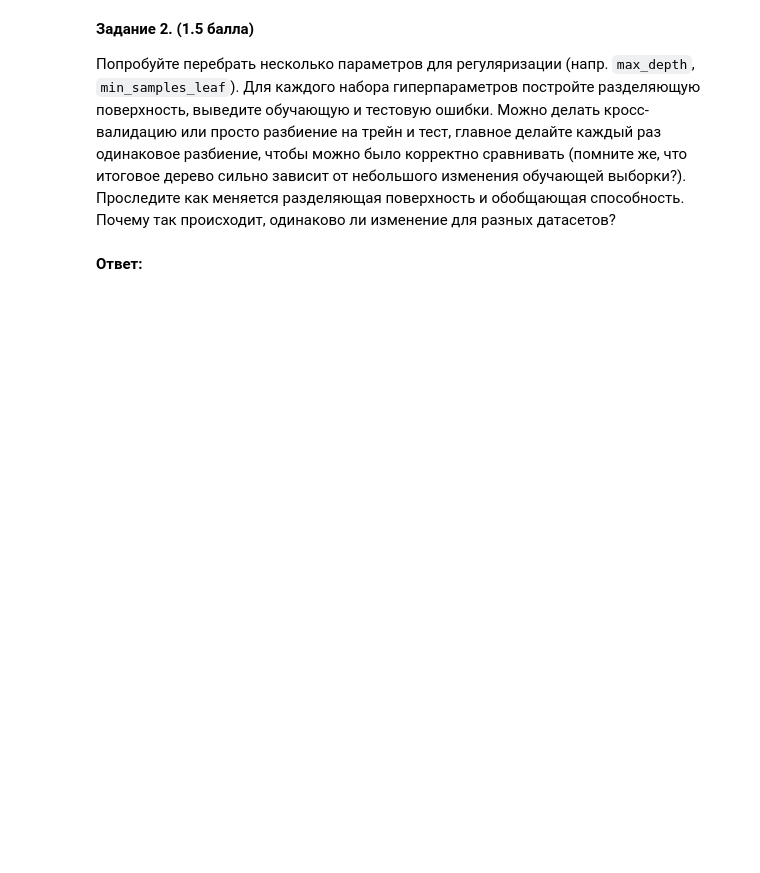
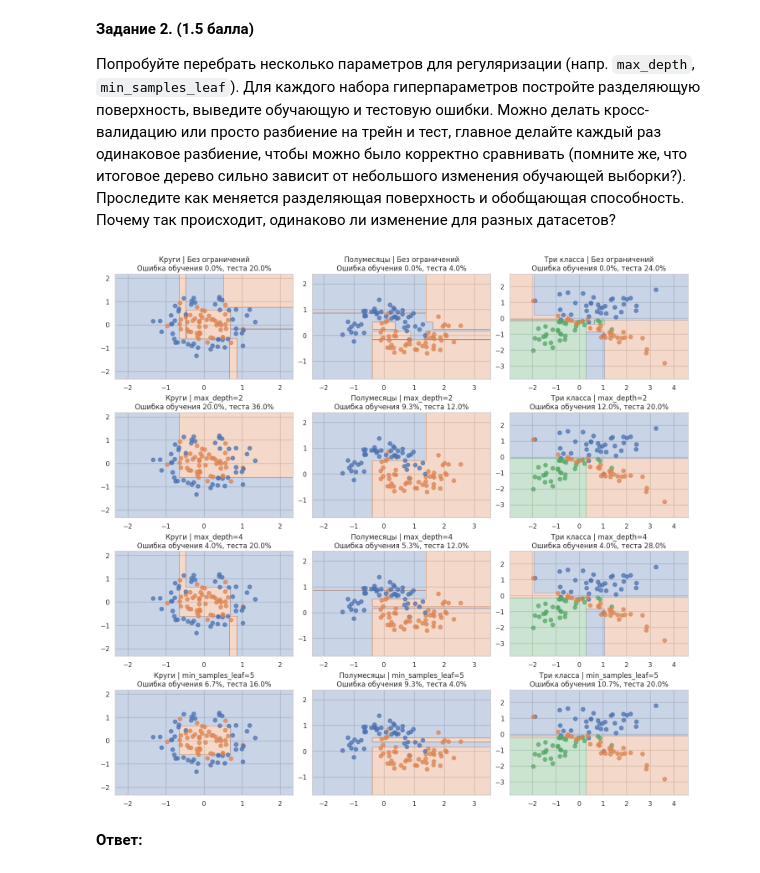
Before and after one commit to DanielSnadon/ML-5sem, a Jupyter notebook: hw2/hw2-trees.ipynb, the cells around one changed output. Cells and saved outputs as stored; diff of their text form; code cells hidden in the pictures; blank space fills up the shorter version.

```diff
--- a/hw2/hw2-trees.ipynb
+++ b/hw2/hw2-trees.ipynb
@@ -88,2 +116,40 @@ __Задание 2. (1.5 балла)__
+# %%
+names = ["Круги", "Полумесяцы", "Три класса"]
+
+settings = [
+    ("Без ограничений", {}),
+    ("max_depth=2", {"max_depth": 2}),
+    ("max_depth=4", {"max_depth": 4}),
+    ("min_samples_leaf=5", {"min_samples_leaf": 5}),
+]
+
+splits = [
+    train_test_split(X, y, test_size=0.25, random_state=42, stratify=y)
+    for X, y in datasets
+]
+
+fig, axes = plt.subplots(len(settings), len(datasets), figsize=(15, 14))
+
+for row, (label, params) in enumerate(settings):
+    for col, (X, y) in enumerate(datasets):
+        xTrain, xTest, yTrain, yTest = splits[col]
+
+        tree = DecisionTreeClassifier(random_state=42, **params)
+        tree.fit(xTrain, yTrain)
+
+        trainError = 1 - tree.score(xTrain, yTrain)
+        testError = 1 - tree.score(xTest, yTest)
+
+        ax = axes[row, col]
+        plt.sca(ax)
+        plot_surface(tree, X, y)
+        ax.set_title(
+            f"{names[col]} | {label}\n"
+            f"Ошибка обучения {trainError:.1%}, теста {testError:.1%}"
+        )
+
+plt.show()
+# %% [output]
+[figure, added]
 # %% [markdown]
 __Ответ:__
```
Also changed, not shown: parts of 19 cells of this notebook, 3 other files.
